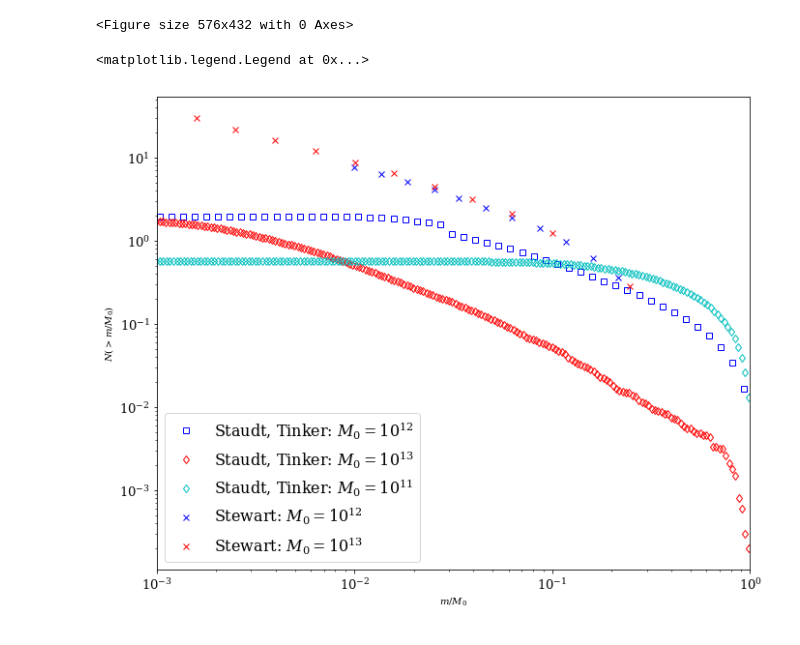
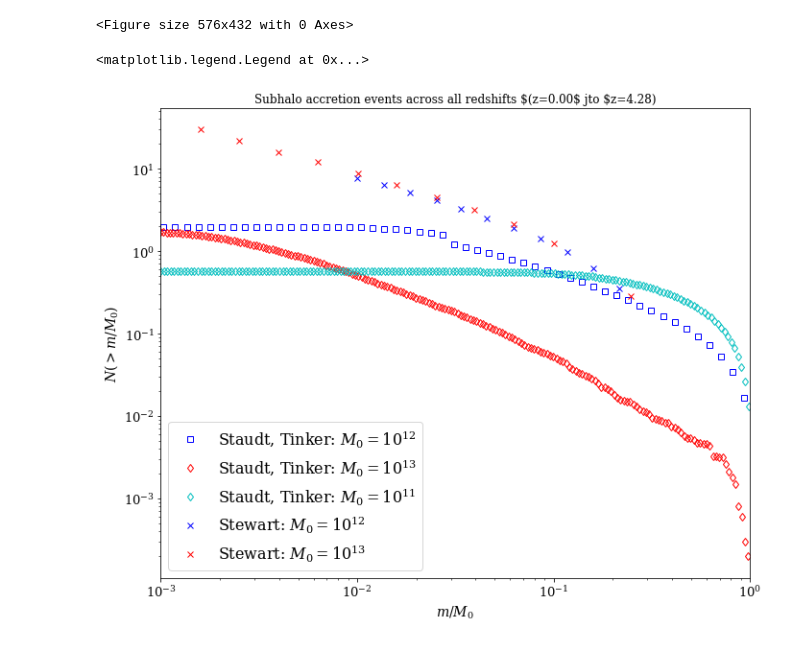
Before and after one commit to patricks1/mergers, a Jupyter notebook: testing_tracker.ipynb, the cells around one changed output. Saved outputs shown, nothing was run; the diff lists cells and outputs as text; code cells hidden in the pictures.

```diff
--- a/testing_tracker.ipynb
+++ b/testing_tracker.ipynb
@@ -237,21 +237,23 @@ snapshot 0
 # %%
 fig=plt.figure(figsize=(11,9))
 ax=fig.add_subplot(111)
 ax.loglog(midbins12,N_m_M0_12,'s',mec='b',mfc='None',
           label='Staudt, Tinker: $M_0=10^{12}$')
 ax.loglog(midbins13,N_m_M0_13,'d',mec='r',mfc='None',
           label='Staudt, Tinker: $M_0=10^{13}$')
 ax.loglog(midbins11,N_m_M0_11,'d',mec='c',mfc='None',
           label='Staudt, Tinker: $M_0=10^{11}$')
 ax.loglog(midbins_s_12,N_gmratio_s_12,'x',mec='b',
           label='Stewart: $M_0=10^{12}$')
 ax.loglog(midbins_s_13,N_gmratio_s_13,'x',mec='r',
           label='Stewart: $M_0=10^{13}$')
-ax.set_ylabel('$N(>m/M_0)$')
-ax.set_xlabel('$m/M_0$')
+ax.set_ylabel('$N(>m/M_0)$',fontsize=14)
+ax.set_xlabel('$m/M_0$',fontsize=14)
+ax.set_title('Subhalo accretion events across all redshifts $(z=0.00$ jto $z=4.28$)')
 ax.set_xlim(1e-3,1.)
 ax.tick_params(axis='both',labelsize=13)
+ax.tick_params(axis='b`.oth',labelsize=13)
 ax.legend(fontsize=16)
 # %% [output]
 <matplotlib.legend.Legend at 0x...>
-[figure, old version]
+[figure, new version]
```
Also changed, not shown: 2 other files.
